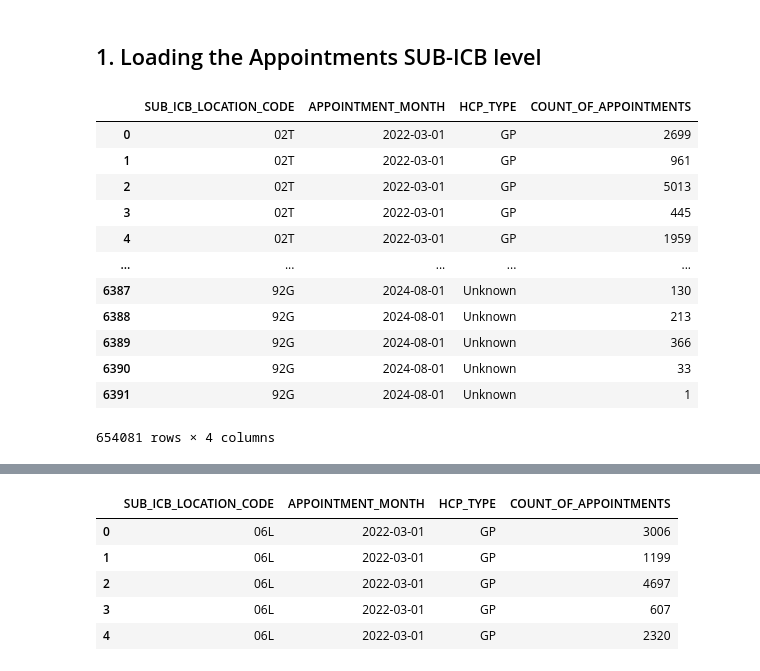
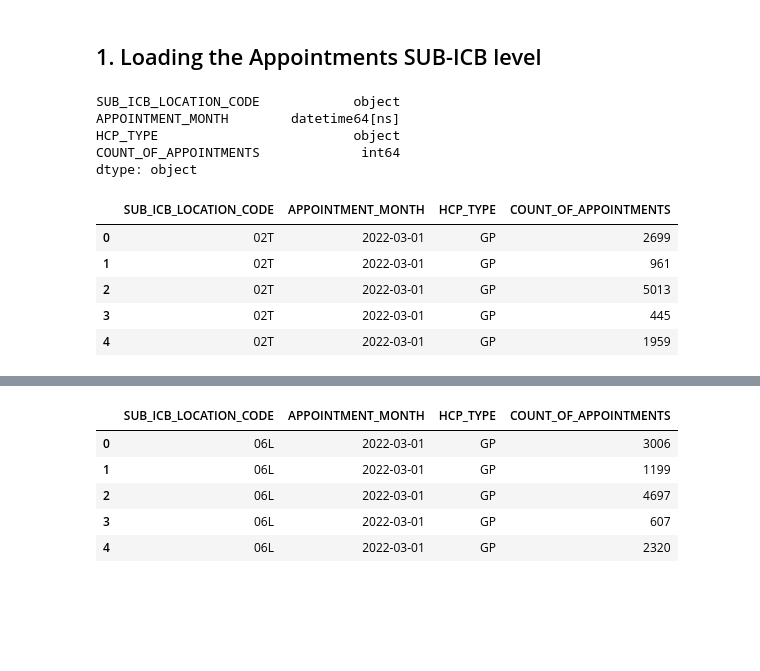
Before and after one commit to Norfolk-Suffolk-ICS/PrimaryCareDemandAndCapacity, a Jupyter notebook: notebooks/2b_NumAppointments_timeseries.ipynb, the cells around one changed output, grey strips where cells are left out. Saved outputs shown, nothing was run; the diff lists cells and outputs as text; code cells hidden in the pictures; blank space fills up the shorter version.

```diff
--- a/notebooks/2b_NumAppointments_timeseries.ipynb
+++ b/notebooks/2b_NumAppointments_timeseries.ipynb
@@ -69,51 +69,46 @@ def load_all_areas_gp_appts(catalog_entry_name:str) ->pd.DataFrame:
     _ = catalog_entry.load()
 
     # load all areas
     dfs_ = []
     for ccg_name in catalog_entry.zip_file.namelist():
         catalog_entry.csv_file = ccg_name
         dfs_.append(catalog_entry.load())
     # combine all areas
     combined_df_ = pd.concat(dfs_, axis=0)
     # rename cols
     combined_df_ = combined_df_.rename(columns={'CCG_CODE':'SUB_ICB_LOCATION_CODE',
                                                           'Appointment_Month':'APPOINTMENT_MONTH'})
     # filter cols to the ones we actually need
     combined_df_ = combined_df_.loc[:,USED_APPOINTMENT_COLUMNS]
     # convert to dt
     try:
         combined_df_['APPOINTMENT_MONTH'] = pd.to_datetime(combined_df_['APPOINTMENT_MONTH'], format="%b%Y")
     except:
         combined_df_['APPOINTMENT_MONTH'] = pd.to_datetime(combined_df_['APPOINTMENT_MONTH'], format='%b-%y')
 
     return combined_df_
 
 # load latest
 latest_gp_appts_df = load_all_areas_gp_appts(REGIONAL_APPOINTMENTS_CATALOG_NAME)
 # load historical
 historical_gp_appts_df = load_all_areas_gp_appts(HISTORICAL_APPOINTMENTS_CATALOG_NAME)
 # filter out the months that are in the latest to ensure no overlap/ duplicates
-#historical_gp_appts_df = historical_gp_appts_df.loc[~historical_gp_appts_df['APPOINTMENT_MONTH'].isin(latest_gp_appts_df['APPOINTMENT_MONTH'].unique())]
+historical_gp_appts_df = historical_gp_appts_df.loc[~historical_gp_appts_df['APPOINTMENT_MONTH'].isin(latest_gp_appts_df['APPOINTMENT_MONTH'].unique())]
 
 # combine the two into one df
+all_area_appts_df = pd.concat([latest_gp_appts_df, historical_gp_appts_df], axis=0)
 
-#all_area_appts_df = pd.concat([latest_gp_appts_df, historical_gp_appts_df], axis=0)
-
-#print(all_area_appts_df.dtypes)
-#all_area_appts_df.head()
+print(all_area_appts_df.dtypes)
+all_area_appts_df.head()
+# %% [output]
+SUB_ICB_LOCATION_CODE            object
+APPOINTMENT_MONTH        datetime64[ns]
+HCP_TYPE                         object
+COUNT_OF_APPOINTMENTS             int64
+dtype: object
+|  | SUB_ICB_LOCATION_CODE | APPOINTMENT_MONTH | HCP_TYPE | COUNT_OF_APPOINTMENTS |
+| 0 | 02T | 2022-03-01 | GP | 2699 |
+| 1 | 02T | 2022-03-01 | GP | 961 |
+| 2 | 02T | 2022-03-01 | GP | 5013 |
+| 3 | 02T | 2022-03-01 | GP | 445 |
+| 4 | 02T | 2022-03-01 | GP | 1959 |
-# %%
-latest_gp_appts_df
-# %% [output]
-|  | SUB_ICB_LOCATION_CODE | APPOINTMENT_MONTH | HCP_TYPE | COUNT_OF_APPOINTMENTS |
-| 0 | 02T | 2022-03-01 | GP | 2699 |
-| 1 | 02T | 2022-03-01 | GP | 961 |
-| 2 | 02T | 2022-03-01 | GP | 5013 |
-| 3 | 02T | 2022-03-01 | GP | 445 |
-| 4 | 02T | 2022-03-01 | GP | 1959 |
-| ... | ... | ... | ... | ... |
-| 6387 | 92G | 2024-08-01 | Unknown | 130 |
-| 6388 | 92G | 2024-08-01 | Unknown | 213 |
-| 6389 | 92G | 2024-08-01 | Unknown | 366 |
-| 6390 | 92G | 2024-08-01 | Unknown | 33 |
-| 6391 | 92G | 2024-08-01 | Unknown | 1 |
-654081 rows × 4 columns
```
Also changed, not shown: parts of 9 cells of this notebook, 1 other file.
